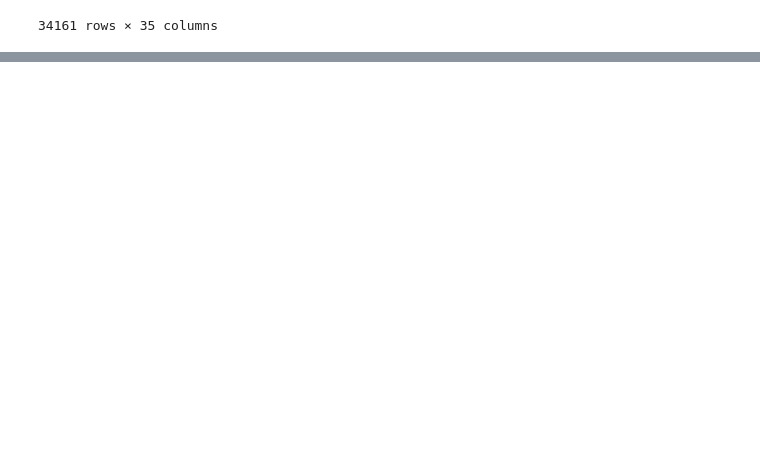
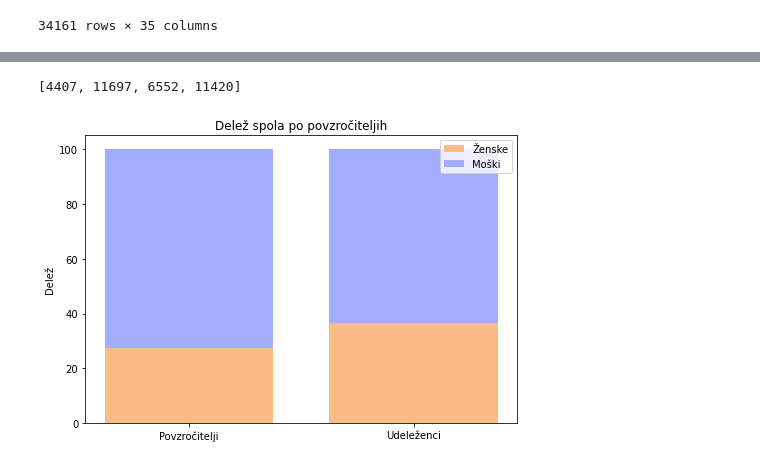
Before and after one commit to urssa/PR21AHJZMPVTBUS, a Jupyter notebook: osnutek_Tevz.ipynb, the cells around one changed output, grey strips where cells are left out. Cells and saved outputs as stored; diff of their text form; code cells hidden in the pictures; blank space fills up the shorter version.

```diff
--- a/osnutek_Tevz.ipynb
+++ b/osnutek_Tevz.ipynb
@@ -25,0 +73,36 @@ data.iloc[1:3,10:20]
+# %%
+povz = data[data.Povzrocitelj == 'POVZROÈITELJ']
+ude = data[data.Povzrocitelj == 'UDELEŽENEC']
+# %%
+#sum(povz.Spol == 'ŽENSKI') / sum(povz.Spol == 'MOŠKI')
+
+#sum(povz.Spol == 'MOŠKI')
+
+#sum(data.Spol == 'MOŠKI')
+
+#sum(data.Spol == 'ŽENSKI') / sum(data.Spol == 'MOŠKI')
+
+#sum(ude.Spol == 'ŽENSKI') / sum(ude.Spol == 'MOŠKI')
+
+x = [sum(povz.Spol == 'ŽENSKI'), sum(povz.Spol == 'MOŠKI'), sum(ude.Spol == 'ŽENSKI'), sum(ude.Spol == 'MOŠKI')]
+# %%
+x
+# %% [output]
+[4407, 11697, 6552, 11420]
+# %%
+ind = ['Povzročitelji', 'Udeleženci']
+moski = (x[1]/(x[1]+x[0])*100, x[3]/(x[3]+x[2])*100)
+zenske = (x[0]/(x[1]+x[0])*100, x[2]/(x[3]+x[2])*100)
+width = 0.75
+fig = plt.figure()
+ax = fig.add_axes([0,0,1,1])
+ax.bar(ind, zenske, width, color='#f9bc86')
+ax.bar(ind, moski, width, bottom=zenske, color='#a3acff')
+ax.set_ylabel('Delež')
+ax.set_title('Delež spola po povzročiteljih')
+#ax.set_xticks(ind, ('P', 'U'))
+#ax.set_yticks(np.arange(0, 81, 10))
+ax.legend(labels=['Ženske', 'Moški'])
+plt.show()
+# %% [output]
+[figure, added]
```
Also changed, not shown: parts of 10 cells of this notebook.
